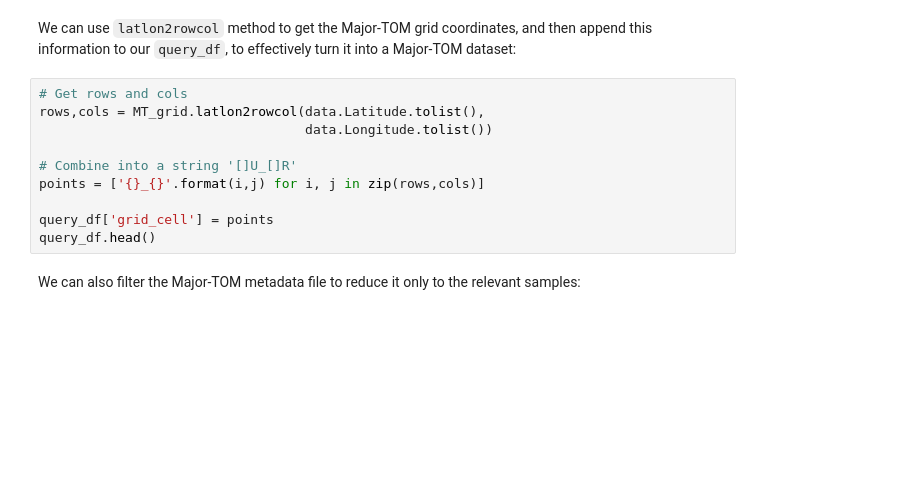
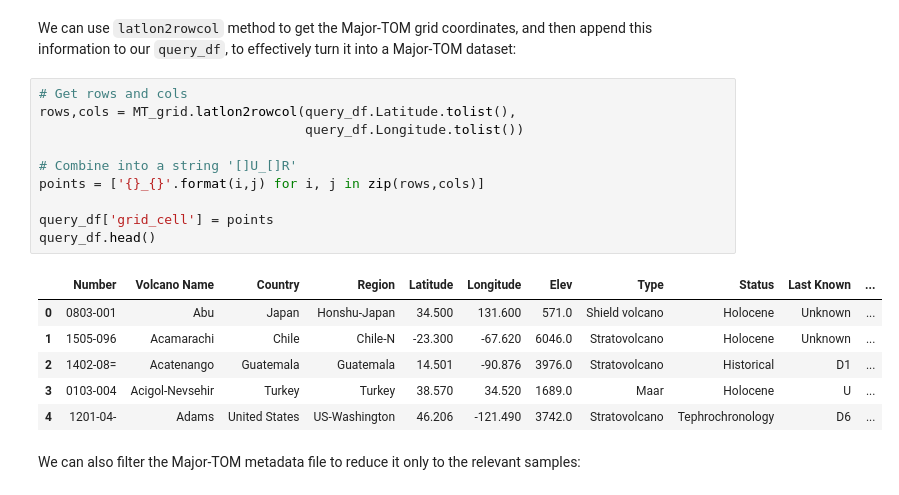
Before and after one commit to ESA-PhiLab/Major-TOM, a Jupyter notebook: 01-Major-TOM-Filter.ipynb, the cells around one changed output. Cells and saved outputs as stored; diff of their text form; blank space fills up the shorter version.

```diff
--- a/01-Major-TOM-Filter.ipynb
+++ b/01-Major-TOM-Filter.ipynb
@@ -142,14 +154,21 @@ MT_grid = Grid(10) # 10 is the 10 km grid, which we use by default
 We can use `latlon2rowcol` method to get the Major-TOM grid coordinates, and then append this information to our `query_df`, to effectively turn it into a Major-TOM dataset:
 # %%
 # Get rows and cols
-rows,cols = MT_grid.latlon2rowcol(data.Latitude.tolist(),
-                                  data.Longitude.tolist())
+rows,cols = MT_grid.latlon2rowcol(query_df.Latitude.tolist(),
+                                  query_df.Longitude.tolist())
 
 # Combine into a string '[]U_[]R'
 points = ['{}_{}'.format(i,j) for i, j in zip(rows,cols)]
 
 query_df['grid_cell'] = points
 query_df.head()
+# %% [output]
+|  | Number | Volcano Name | Country | Region | Latitude | Longitude | Elev | Type | Status | Last Known | ... |
+| 0 | 0803-001 | Abu | Japan | Honshu-Japan | 34.500 | 131.600 | 571.0 | Shield volcano | Holocene | Unknown | ... |
+| 1 | 1505-096 | Acamarachi | Chile | Chile-N | -23.300 | -67.620 | 6046.0 | Stratovolcano | Holocene | Unknown | ... |
+| 2 | 1402-08= | Acatenango | Guatemala | Guatemala | 14.501 | -90.876 | 3976.0 | Stratovolcano | Historical | D1 | ... |
+| 3 | 0103-004 | Acigol-Nevsehir | Turkey | Turkey | 38.570 | 34.520 | 1689.0 | Maar | Holocene | U | ... |
+| 4 | 1201-04- | Adams | United States | US-Washington | 46.206 | -121.490 | 3742.0 | Stratovolcano | Tephrochronology | D6 | ... |
 # %% [markdown]
 We can also filter the Major-TOM metadata file to reduce it only to the relevant samples:
 # %%
```
Also changed, not shown: parts of 6 cells of this notebook.
